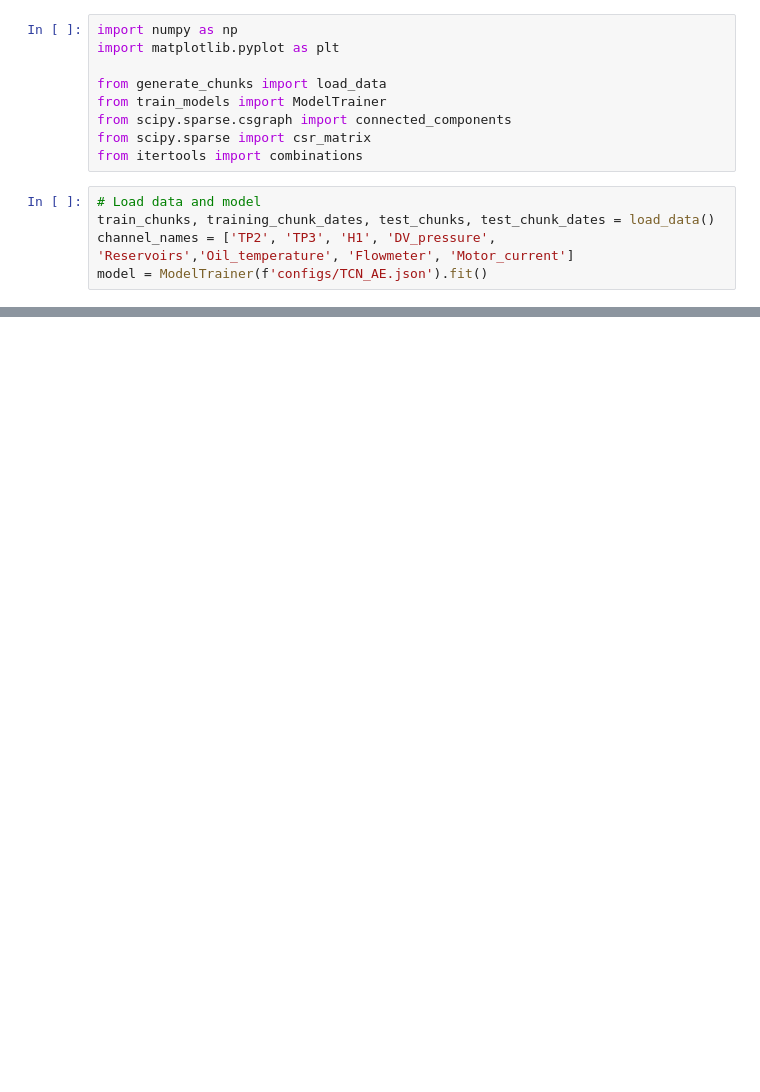
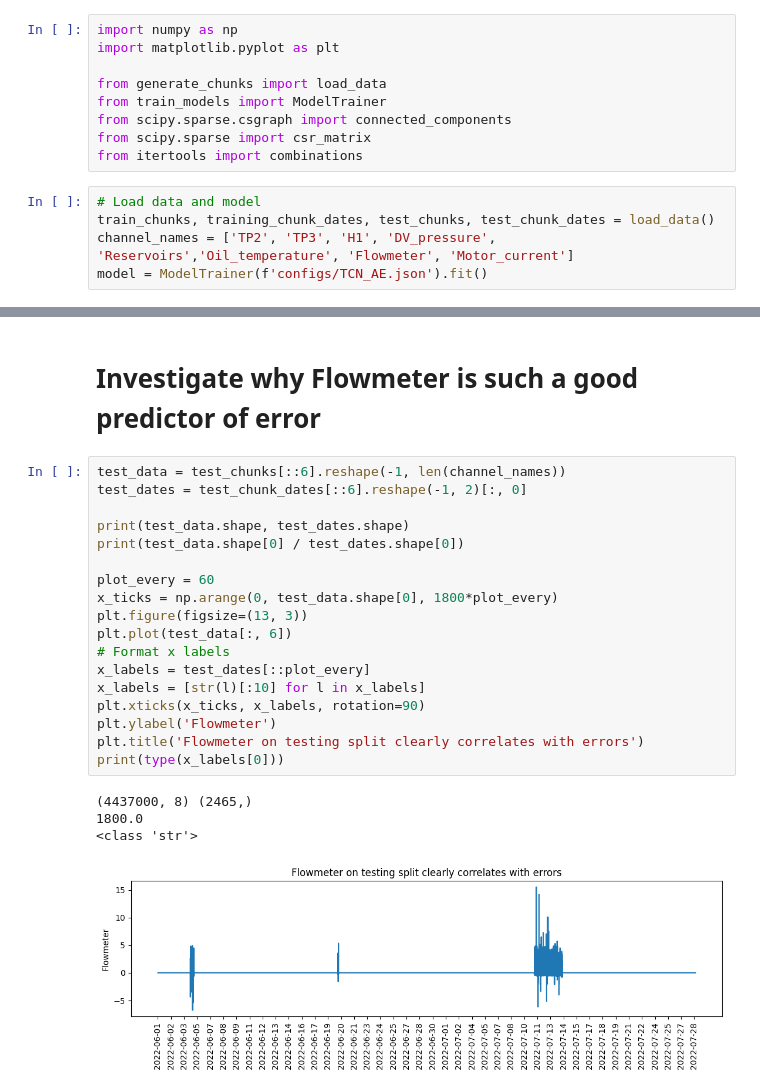
Before and after one commit to MatthiasJakobs/metro-xai, a Jupyter notebook: poc.ipynb, the cells around one changed output, grey strips where cells are left out. Saved outputs shown, nothing was run; the diff lists cells and outputs as text; blank space fills up the shorter version.

Commit message:
investigate further, specifically Flowmeter variable

```diff
--- a/poc.ipynb
+++ b/poc.ipynb
@@ -118,0 +186,25 @@ for i in range(len(test_indices_to_check)):
+# %% [markdown]
+# Investigate why Flowmeter is such a good predictor of error
+# %%
+test_data = test_chunks[::6].reshape(-1, len(channel_names))
+test_dates = test_chunk_dates[::6].reshape(-1, 2)[:, 0]
+
+print(test_data.shape, test_dates.shape)
+print(test_data.shape[0] / test_dates.shape[0])
+
+plot_every = 60
+x_ticks = np.arange(0, test_data.shape[0], 1800*plot_every)
+plt.figure(figsize=(13, 3))
+plt.plot(test_data[:, 6])
+# Format x labels
+x_labels = test_dates[::plot_every]
+x_labels = [str(l)[:10] for l in x_labels]
+plt.xticks(x_ticks, x_labels, rotation=90)
+plt.ylabel('Flowmeter')
+plt.title('Flowmeter on testing split clearly correlates with errors')
+print(type(x_labels[0]))
+# %% [output]
+(4437000, 8) (2465,)
+1800.0
+<class 'str'>
+[figure, added]
```
Also changed, not shown: parts of 3 cells of this notebook, 2 other files.
